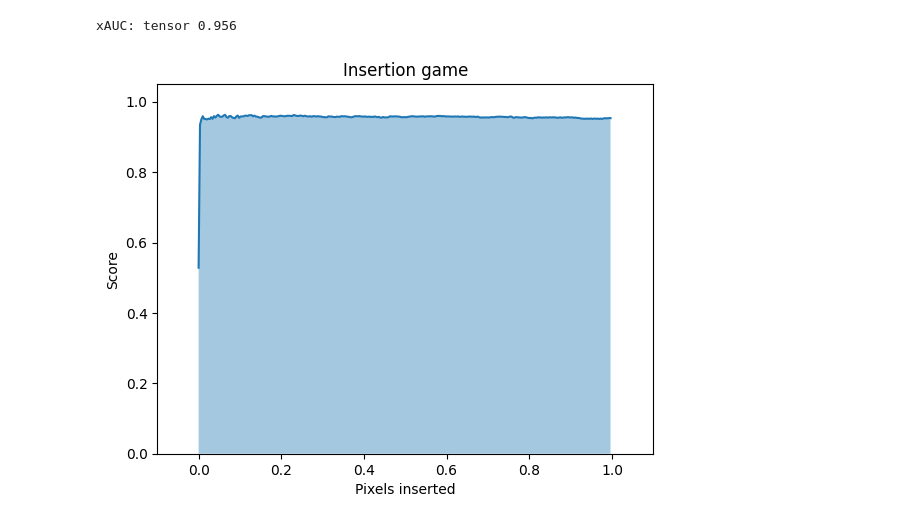
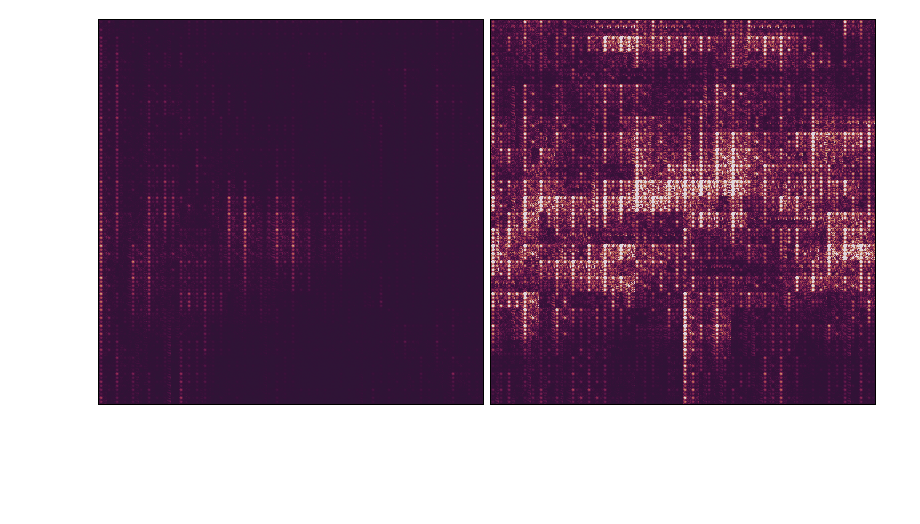
Before and after one commit to pasqualedem/AffinityExplainer, a Jupyter notebook: competitors.ipynb, the cells around one changed output. Cells and saved outputs as stored; diff of their text form; code cells hidden in the pictures; blank space fills up the shorter version.

```diff
--- a/competitors.ipynb
+++ b/competitors.ipynb
@@ -313,3 +113,29 @@ class TraditionalExplainer(nn.Module):
 # %%
-layer = model.feature_extractor.layers[-1].blocks[-1].mlp.fc2
-explainer = TraditionalExplainer(model)
+class_idx_str = 'class_idx_str'
+call_model_args = {class_idx_str: 1}
+
+images = input_dict[BatchKeys.IMAGES].detach().cpu()
+
+def call_model_function(images, call_model_args=None, expected_keys=None):
+    images = torch.tensor(images, device=device, dtype=torch.float32)
+    images.requires_grad = True
+
+    input_dict[BatchKeys.IMAGES] = images
+    target_class_idx =  call_model_args[class_idx_str]
+    output = model(input_dict, postprocess=False)[ResultDict.LOGITS]
+    m = torch.nn.Softmax(dim=1)
+    output = m(output)
+    if saliency.base.INPUT_OUTPUT_GRADIENTS in expected_keys:
+        outputs = output[:,target_class_idx,explanation_mask].mean()
+        grads = torch.autograd.grad(outputs, images, grad_outputs=torch.ones_like(outputs))
+        # grads = torch.movedim(grads[0], 1, 3)
+        grads = grads[0]
+        gradients = grads.cpu().detach().numpy()
+        return {saliency.base.INPUT_OUTPUT_GRADIENTS: gradients}
+    else:
+        raise ValueError(f"Expected keys {expected_keys} not supported")
+        one_hot = torch.zeros_like(output)
+        one_hot[:,target_class_idx] = 1
+        model.zero_grad()
+        output.backward(gradient=one_hot, retain_graph=True)
+        return conv_layer_outputs
@@ -338,19 +141,0 @@ fssmetric = FSSCausalMetric(model, 'ins', 1000, torch.zeros_like)
-# %%
-import os
-os.environ["CUDA_LAUNCH_BLOCKING"] = "1"
-
-xauc, scores = fssmetric.evaluate(input_dict, weighted_explanation, explanation_mask[1])
-batch_element = 0
-print('xAUC:', xauc)
-# Plot scores
-plt.plot(np.arange(scores.shape[0]) / scores.shape[0], scores[:, batch_element])
-plt.fill_between(np.arange(scores.shape[0]) / scores.shape[0], 0, scores[:, batch_element], alpha=0.4)
-plt.xlim(-0.1, 1.1)
-plt.ylim(0, 1.05)
-plt.xlabel('Pixels inserted')
-plt.ylabel('Score')
-plt.title('Insertion game')
-plt.show()
-# %% [output]
-xAUC: tensor 0.956
-[figure, removed]
@@ -377,0 +142,7 @@ xAUC: tensor 0.956
+# %%
+# Construct the saliency object. This alone doesn't do anthing.
+gradient_saliency = saliency.GradientSaliency()
+
+# Compute the vanilla mask and the smoothed mask.
+vanilla_mask_3d = gradient_saliency.GetMask(images[0].cpu(), call_model_function, call_model_args)
+vanilla_mask = torch.tensor(vanilla_mask_3d).mean(dim=1)
@@ -377,0 +157,9 @@ xAUC: tensor 0.956
+# %%
+image_2d = torch.sum(torch.abs(torch.tensor(vanilla_mask_3d)), axis=1)
+
+vmax = torch.quantile(image_2d, 0.99)
+vmin = torch.min(image_2d)
+
+torch.clip((image_2d - vmin) / (vmax - vmin), 0, 1).chans
+# %% [output]
+[figure, added]
```
Also changed, not shown: parts of 22 cells of this notebook, 15 other files.
